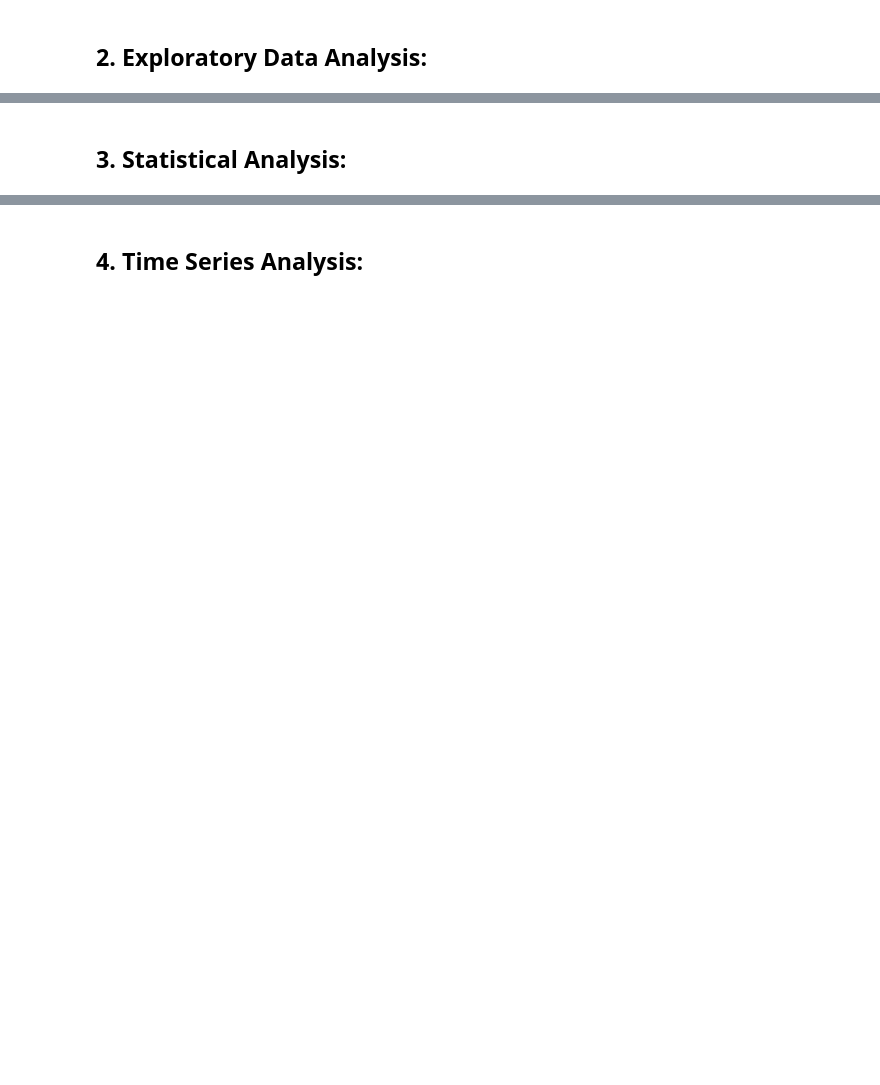
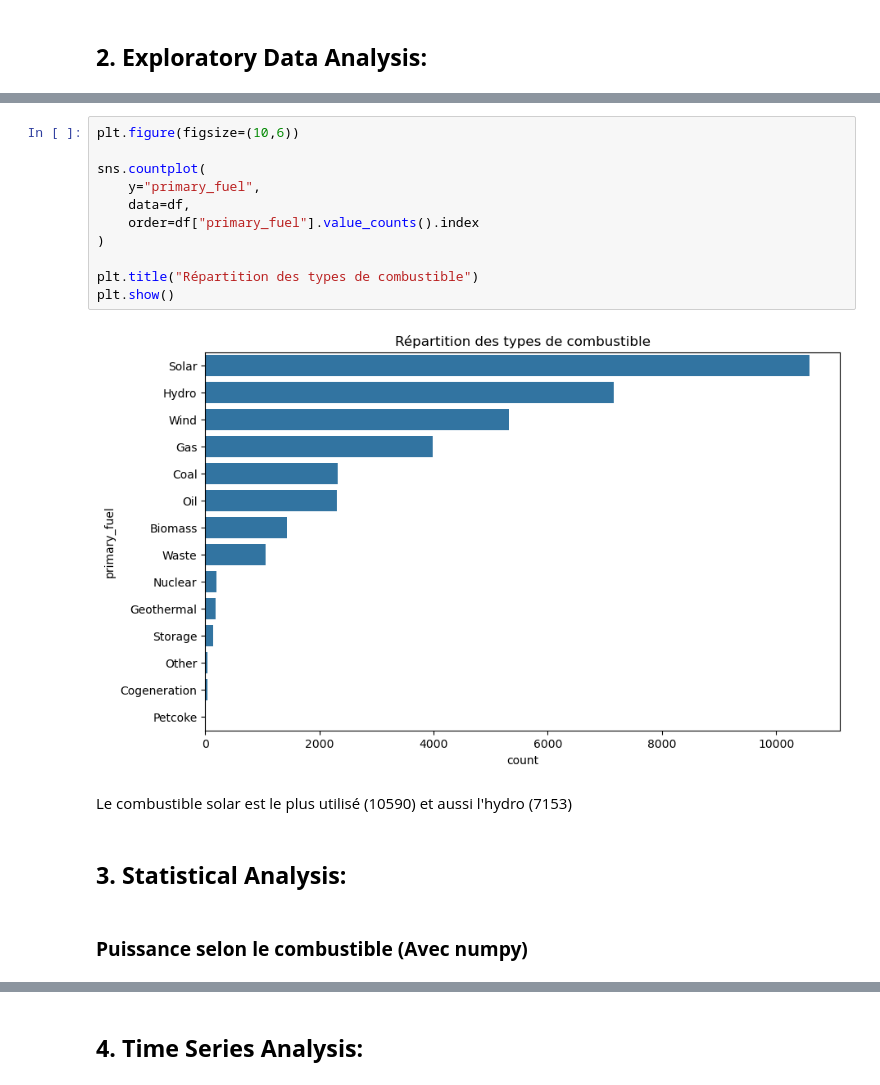
Before and after one commit to CyriacAssan79/DI-Bootcamp, a Jupyter notebook: Week3/day2/DailyChallenge/DailyChallenge.ipynb, the cells around one changed output, grey strips where cells are left out. Cells and saved outputs as stored; diff of their text form; blank space fills up the shorter version.

```diff
--- a/Week3/day2/DailyChallenge/DailyChallenge.ipynb
+++ b/Week3/day2/DailyChallenge/DailyChallenge.ipynb
@@ -199,2 +697,19 @@ df['estimated_generation_gwh_2017'] = df['estimated_generation_gwh_2017'].fillna
+# %%
+plt.figure(figsize=(10,6))
+
+sns.countplot(
+    y="primary_fuel",
+    data=df,
+    order=df["primary_fuel"].value_counts().index
+)
+
+plt.title("Répartition des types de combustible")
+plt.show()
+# %% [output]
+[figure, added]
+# %% [markdown]
+Le combustible solar est le plus utilisé (10590) et aussi l'hydro (7153)
 # %% [markdown]
 ## **3. Statistical Analysis:**
+# %% [markdown]
+### **Puissance selon le combustible (Avec numpy)**
```
Also changed, not shown: parts of 85 cells of this notebook.
